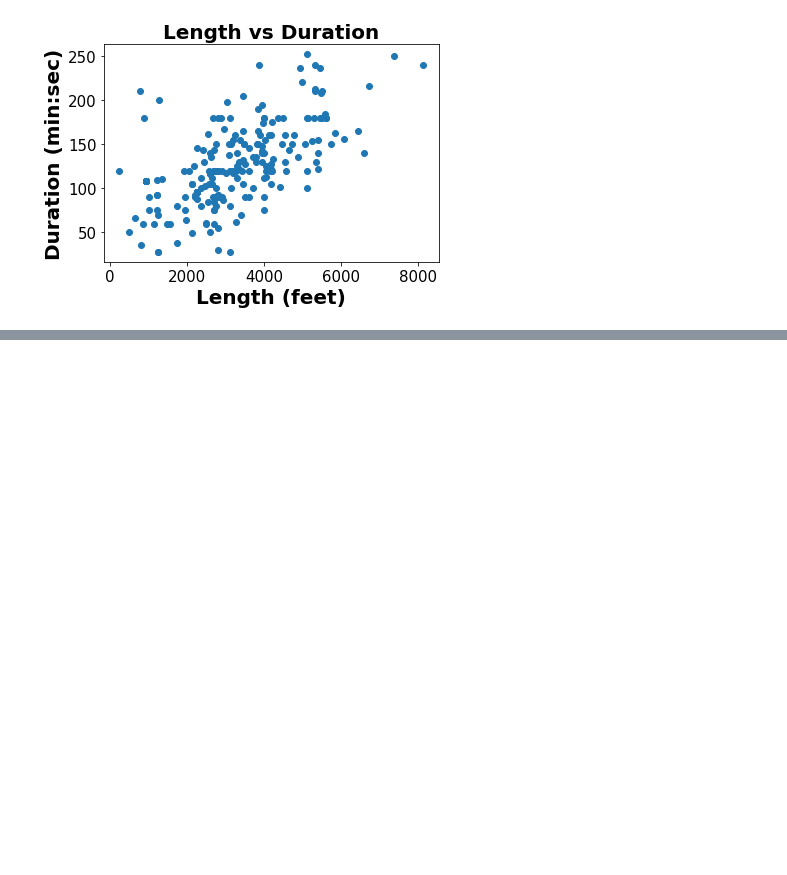
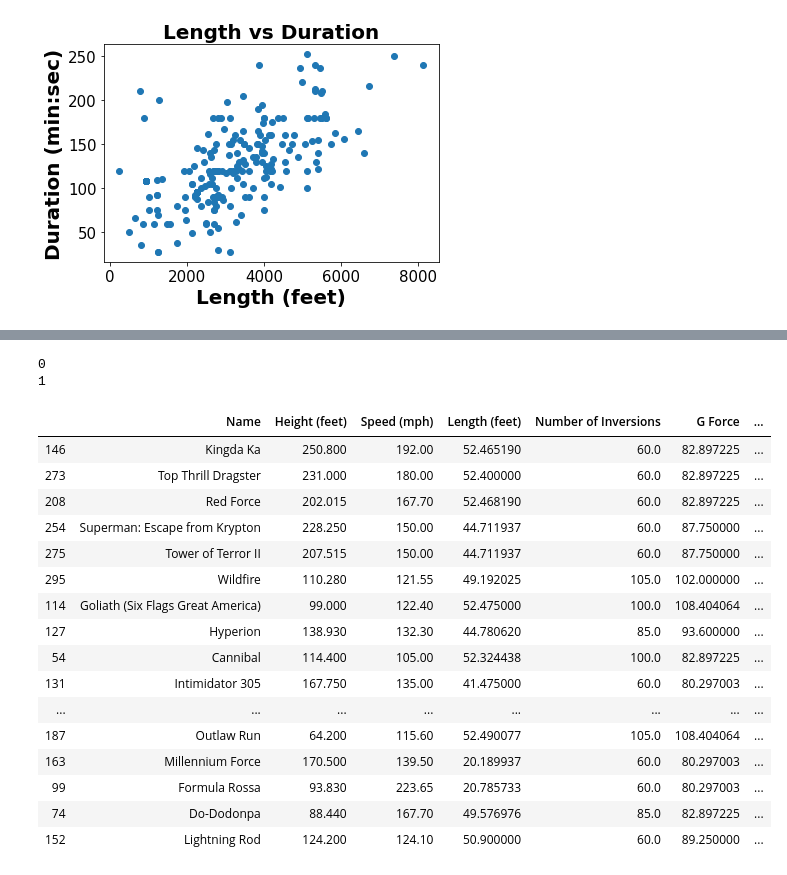
Before and after one commit to uvanchang/RankingRollerCoasters, a Jupyter notebook: Ranking a Roller Coaster.ipynb, the cells around one changed output, grey strips where cells are left out. Cells and saved outputs as stored; diff of their text form; code cells hidden in the pictures; blank space fills up the shorter version.

```diff
--- a/Ranking a Roller Coaster.ipynb
+++ b/Ranking a Roller Coaster.ipynb
@@ -136,0 +158,59 @@ df.head(300)
+# %%
+labels, centroids, filledData = kmeans_missing(df.drop('Name', 1), n_clusters = 3)
+# %% [output]
+0
+1
+# %%
+filledDf = pd.DataFrame({'Name': df['Name'], 'Construction': filledData[:, 0], 'Height (feet)': filledData[:, 1], 'Speed (mph)': filledData[:, 2], 'Length (feet)': filledData[:, 3], 'Number of Inversions': filledData[:, 4], 'G Force': filledData[:, 5], 'Vertical Angle (degrees)': filledData[:, 6]})
+scoreDf = pd.DataFrame({'Name': df['Name'], 'Height (feet)': np.nan, 'Speed (mph)': np.nan, 'Length (feet)': np.nan, 'Number of Inversions': np.nan, 'G Force': np.nan, 'Vertical Angle (degrees)': np.nan, 'Score': np.nan})
+# %%
+for index, row in filledDf.iterrows():
+
+    if row.Construction == 1:  # if wood
+        heightMaterialCoeff = 1.2
+        speedMaterialCoeff = 1.7
+        inversionMaterialCoeff = 2
+        gforceMaterialCoeff = 1.7
+        descentMaterialCoeff = 2
+    elif row.Construction == 2:  # if steel
+        heightMaterialCoeff = 1.1
+        speedMaterialCoeff = 1.5
+        inversionMaterialCoeff = 1.5
+        gforceMaterialCoeff = 1.3
+        descentMaterialCoeff = 1.5
+
+    scoreDf.at[index, 'Height (feet)'] = heightMaterialCoeff * 0.5 * row['Height (feet)']
+    scoreDf.at[index, 'Speed (mph)'] = speedMaterialCoeff * row['Speed (mph)']
+    scoreDf.at[index, 'Length (feet)'] = 0.5 * (-0.000005 * pow(row['Length (feet)'] - 2000, 2) + .01 * (row['Length (feet)'] - 2000) + 100)
+    scoreDf.at[index, 'Number of Inversions'] = 10 * (-0.5 * pow(row['Number of Inversions'] - 2, 2) + (row['Number of Inversions'] - 2) + 10)
+    scoreDf.at[index, 'G Force'] = gforceMaterialCoeff * 15 * row['G Force']
+    scoreDf.at[index, 'Vertical Angle (degrees)'] = descentMaterialCoeff * 0.7 * row['Vertical Angle (degrees)']
+
+    scoreDf.at[index, 'Score'] = np.sum([scoreDf.at[index, 'Height (feet)'], scoreDf.at[index, 'Speed (mph)'], scoreDf.at[index, 'Length (feet)'], scoreDf.at[index, 'Number of Inversions'], scoreDf.at[index, 'G Force'], scoreDf.at[index, 'Vertical Angle (degrees)']])
+
+# speed 6 5 6            17
+# height 5 5 3           13
+# g-force 5 5 2          12
+# vertical angle 4 4 2   10
+# inversion loops 4 2 1  7
+# length 3 1 1           5
+# %%
+scoreDf.sort_values(by='Score', ascending=False).head(20)
+# %% [output]
+|  | Name | Height (feet) | Speed (mph) | Length (feet) | Number of Inversions | G Force | ... |
+| 146 | Kingda Ka | 250.800 | 192.00 | 52.465190 | 60.0 | 82.897225 | ... |
+| 273 | Top Thrill Dragster | 231.000 | 180.00 | 52.400000 | 60.0 | 82.897225 | ... |
+| 208 | Red Force | 202.015 | 167.70 | 52.468190 | 60.0 | 82.897225 | ... |
+| 254 | Superman: Escape from Krypton | 228.250 | 150.00 | 44.711937 | 60.0 | 87.750000 | ... |
+| 275 | Tower of Terror II | 207.515 | 150.00 | 44.711937 | 60.0 | 87.750000 | ... |
+| 295 | Wildfire | 110.280 | 121.55 | 49.192025 | 105.0 | 102.000000 | ... |
+| 114 | Goliath (Six Flags Great America) | 99.000 | 122.40 | 52.475000 | 100.0 | 108.404064 | ... |
+| 127 | Hyperion | 138.930 | 132.30 | 44.780620 | 85.0 | 93.600000 | ... |
+| 54 | Cannibal | 114.400 | 105.00 | 52.324438 | 100.0 | 82.897225 | ... |
+| 131 | Intimidator 305 | 167.750 | 135.00 | 41.475000 | 60.0 | 80.297003 | ... |
+| ... | ... | ... | ... | ... | ... | ... | ... |
+| 187 | Outlaw Run | 64.200 | 115.60 | 52.490077 | 105.0 | 108.404064 | ... |
+| 163 | Millennium Force | 170.500 | 139.50 | 20.189937 | 60.0 | 80.297003 | ... |
+| 99 | Formula Rossa | 93.830 | 223.65 | 20.785733 | 60.0 | 80.297003 | ... |
+| 74 | Do-Dodonpa | 88.440 | 167.70 | 49.576976 | 85.0 | 82.897225 | ... |
+| 152 | Lightning Rod | 124.200 | 124.10 | 50.900000 | 60.0 | 89.250000 | ... |
```
Also changed, not shown: parts of 7 cells of this notebook.
